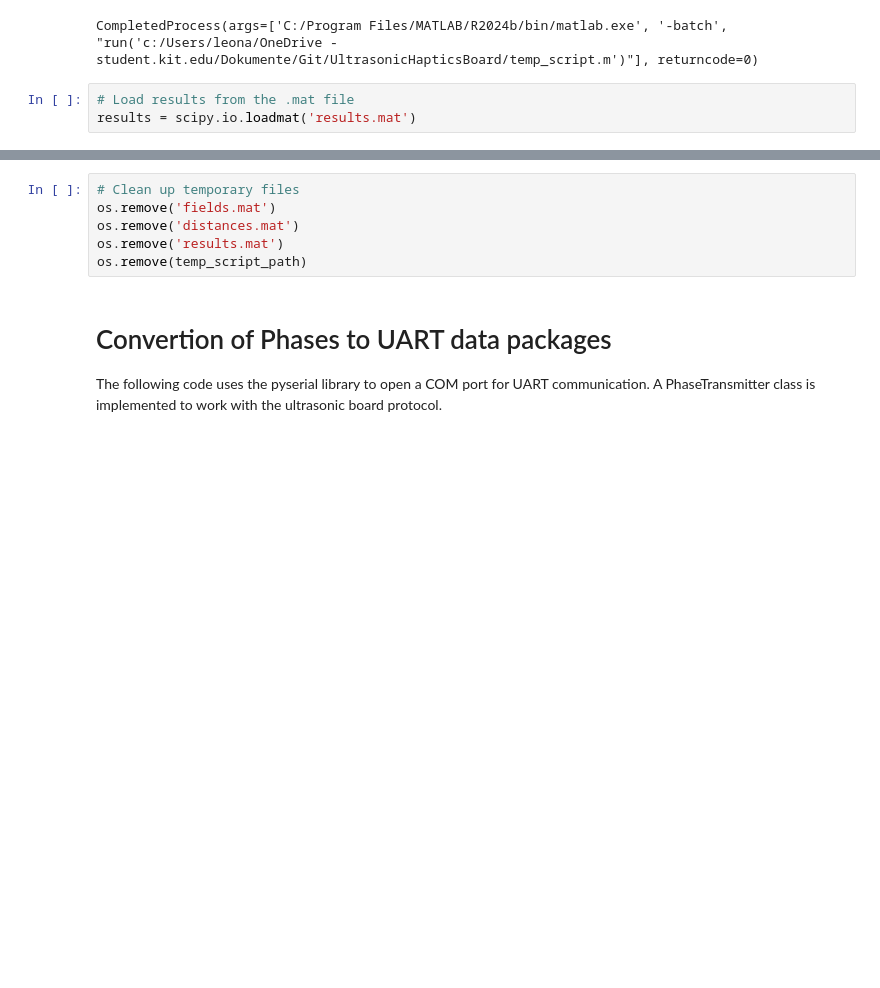
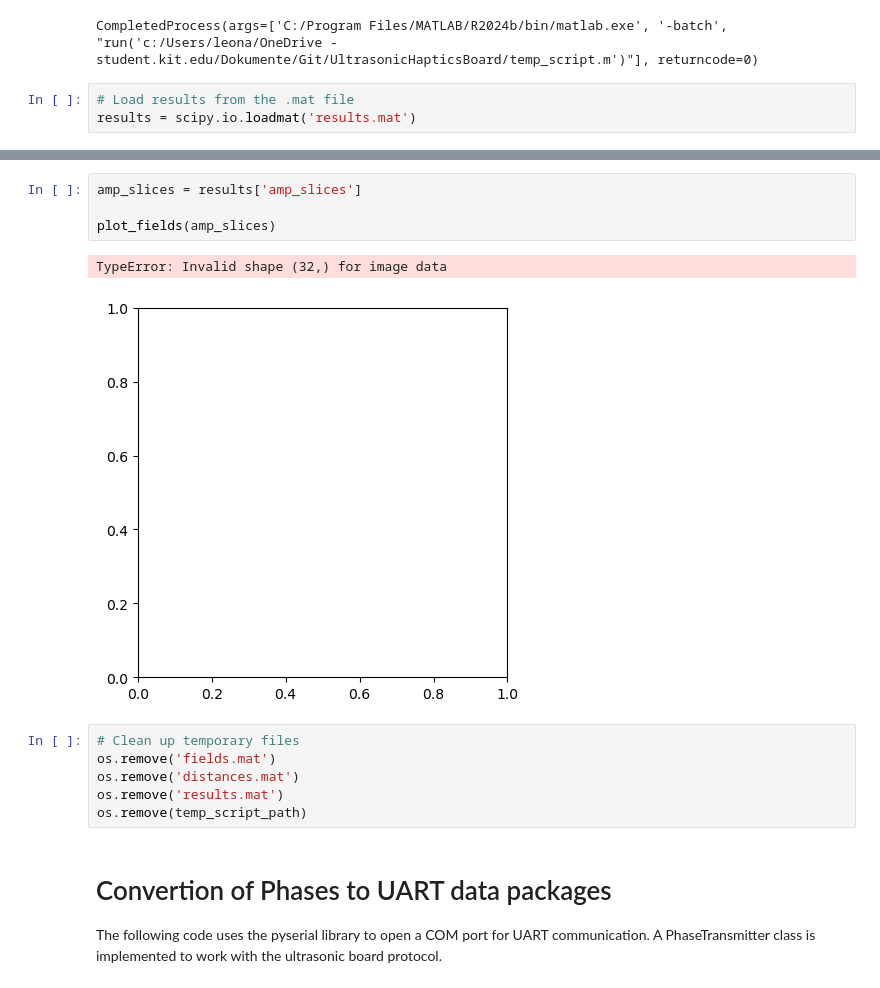
Before and after one commit to LeonardoSchoch/UltrasonicHapticsBoard, a Jupyter notebook: test.ipynb, the cells around one changed output, grey strips where cells are left out. Drawn from its saved outputs; the diff is of its cells as text; blank space fills up the shorter version.

```diff
--- a/test.ipynb
+++ b/test.ipynb
@@ -426,3 +421,10 @@ results
+# %%
+amp_slices = results['amp_slices']
+
+plot_fields(amp_slices)
+# %% [output]
+TypeError: Invalid shape (32,) for image data
+[figure, added]
 # %%
 # Clean up temporary files
 os.remove('fields.mat')
```
Also changed, not shown: parts of 7 cells of this notebook.
